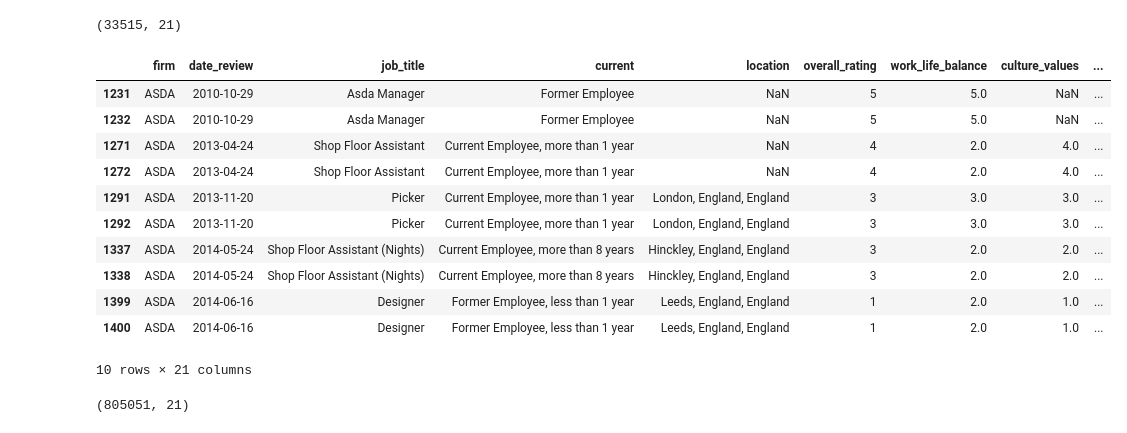
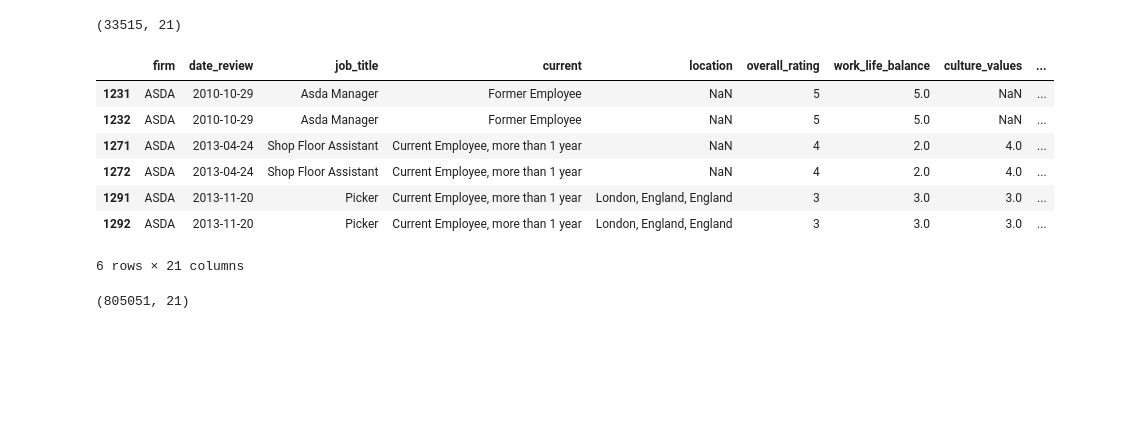
Before and after one commit to YoanaHadzhidimitrova/employee_review_analysis, a Jupyter notebook: employee_review_analysis.ipynb, the cells around one changed output. Cells and saved outputs as stored; diff of their text form; code cells hidden in the pictures; blank space fills up the shorter version.

Commit message:
Finalize employee review analysis project

```diff
--- a/employee_review_analysis.ipynb
+++ b/employee_review_analysis.ipynb
@@ -57,5 +60,5 @@ The first practical step of the analysis is to load the datasets and inspect the
 # %%
-glassdoor_reviews = pd.read_csv("glassdoor_reviews.csv")
+glassdoor_reviews = pd.read_csv("data/glassdoor_reviews.csv")
 # %%
 glassdoor_reviews.shape
 # %% [output]
@@ -305,20 +308,16 @@ glassdoor_reviews[glassdoor_reviews.duplicated()].shape
 (33515, 21)
 # %%
 duplicates = glassdoor_reviews.duplicated(keep=False)
-glassdoor_reviews[duplicates].sort_values(by=['firm', 'date_review', 'job_title']).head(10)
+glassdoor_reviews[duplicates].sort_values(by=['firm', 'date_review', 'job_title']).head(6)
 # %% [output]
 |  | firm | date_review | job_title | current | location | overall_rating | work_life_balance | culture_values | ... |
 | 1231 | ASDA | 2010-10-29 | Asda Manager | Former Employee | NaN | 5 | 5.0 | NaN | ... |
 | 1232 | ASDA | 2010-10-29 | Asda Manager | Former Employee | NaN | 5 | 5.0 | NaN | ... |
 | 1271 | ASDA | 2013-04-24 | Shop Floor Assistant | Current Employee, more than 1 year | NaN | 4 | 2.0 | 4.0 | ... |
 | 1272 | ASDA | 2013-04-24 | Shop Floor Assistant | Current Employee, more than 1 year | NaN | 4 | 2.0 | 4.0 | ... |
 | 1291 | ASDA | 2013-11-20 | Picker | Current Employee, more than 1 year | London, England, England | 3 | 3.0 | 3.0 | ... |
 | 1292 | ASDA | 2013-11-20 | Picker | Current Employee, more than 1 year | London, England, England | 3 | 3.0 | 3.0 | ... |
-| 1337 | ASDA | 2014-05-24 | Shop Floor Assistant (Nights) | Current Employee, more than 8 years | Hinckley, England, England | 3 | 2.0 | 2.0 | ... |
-| 1338 | ASDA | 2014-05-24 | Shop Floor Assistant (Nights) | Current Employee, more than 8 years | Hinckley, England, England | 3 | 2.0 | 2.0 | ... |
-| 1399 | ASDA | 2014-06-16 | Designer | Former Employee, less than 1 year | Leeds, England, England | 1 | 2.0 | 1.0 | ... |
-| 1400 | ASDA | 2014-06-16 | Designer | Former Employee, less than 1 year | Leeds, England, England | 1 | 2.0 | 1.0 | ... |
-10 rows × 21 columns
+6 rows × 21 columns
 # %%
 glassdoor_reviews = glassdoor_reviews.drop_duplicates()
 glassdoor_reviews.shape
```
Also changed, not shown: parts of 67 cells of this notebook.
